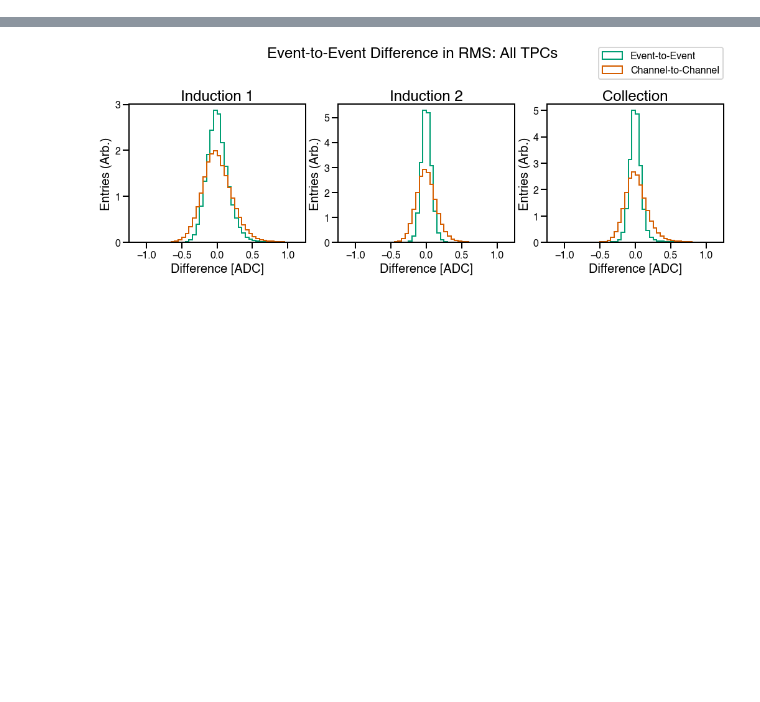
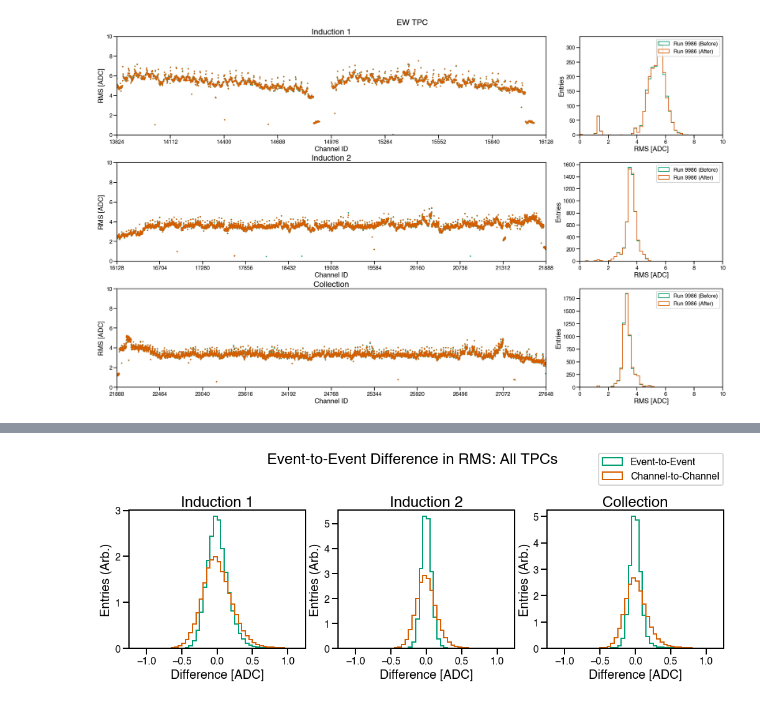
Before and after one commit to justinjmueller/icarus_tpc_analysis, a Jupyter notebook: noise.ipynb, the cells around one changed output, grey strips where cells are left out. Cells and saved outputs as stored; diff of their text form; code cells hidden in the pictures; blank space fills up the shorter version.

```diff
--- a/noise.ipynb
+++ b/noise.ipynb
@@ -7,3 +21,7 @@ from toy_waveform_generator import generate_waveform, generate_component
+# %%
+plot_tpc(data, labels, 'rawrms', 1)
+# %% [output]
+[figure, added]
 # %%
 # Test plotting of mini-crate noise metrics.
 input_path = '/Volumes/MUSB/data'
```
Also changed, not shown: parts of 8 cells of this notebook.
